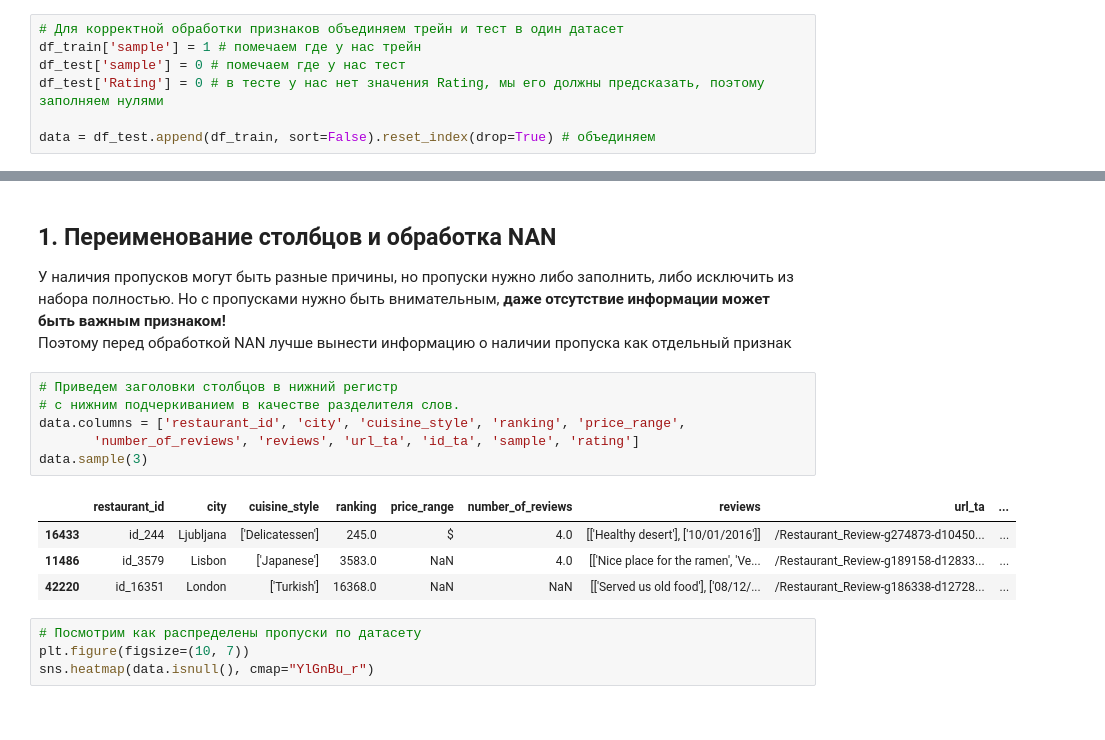
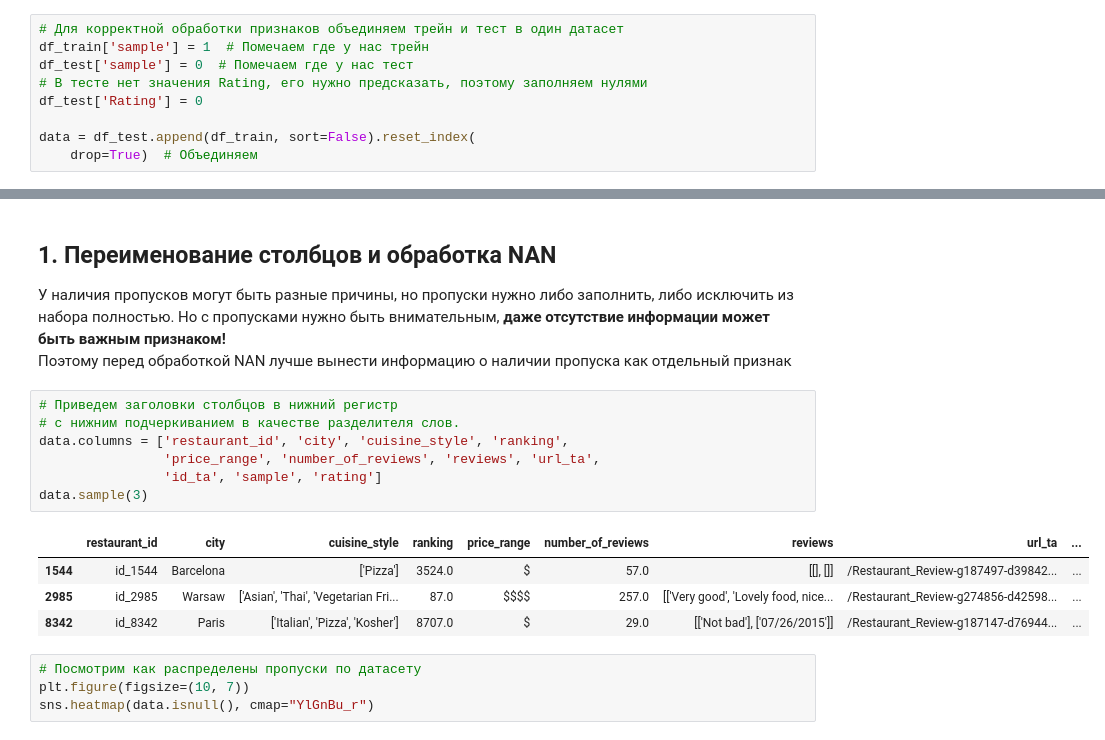
Before and after one commit to OtlichnoBy/General, a Jupyter notebook: module_3/exploratory_data_analysis_2.ipynb, the cells around one changed output, grey strips where cells are left out. Saved outputs shown, nothing was run; the diff lists cells and outputs as text.

```diff
--- a/module_3/exploratory_data_analysis_2.ipynb
+++ b/module_3/exploratory_data_analysis_2.ipynb
@@ -180,11 +172,13 @@ dtypes: float64(1), object(1)
 memory usage: 156.4+ KB
 # %%
 # Для корректной обработки признаков объединяем трейн и тест в один датасет
-df_train['sample'] = 1 # помечаем где у нас трейн
-df_test['sample'] = 0 # помечаем где у нас тест
-df_test['Rating'] = 0 # в тесте у нас нет значения Rating, мы его должны предсказать, поэтому заполняем нулями
+df_train['sample'] = 1  # Помечаем где у нас трейн
+df_test['sample'] = 0  # Помечаем где у нас тест
+# В тесте нет значения Rating, его нужно предсказать, поэтому заполняем нулями
+df_test['Rating'] = 0
 
-data = df_test.append(df_train, sort=False).reset_index(drop=True) # объединяем
+data = df_test.append(df_train, sort=False).reset_index(
+    drop=True)  # Объединяем
 # %%
 data.info()
 # %% [output]
@@ -229,14 +223,15 @@ data.Reviews[1]
 # %%
 # Приведем заголовки столбцов в нижний регистр
 # с нижним подчеркиванием в качестве разделителя слов.
-data.columns = ['restaurant_id', 'city', 'cuisine_style', 'ranking', 'price_range',
-       'number_of_reviews', 'reviews', 'url_ta', 'id_ta', 'sample', 'rating']
+data.columns = ['restaurant_id', 'city', 'cuisine_style', 'ranking',
+                'price_range', 'number_of_reviews', 'reviews', 'url_ta',
+                'id_ta', 'sample', 'rating']
 data.sample(3)
 # %% [output]
 |  | restaurant_id | city | cuisine_style | ranking | price_range | number_of_reviews | reviews | url_ta | ... |
-| 16433 | id_244 | Ljubljana | ['Delicatessen'] | 245.0 | $ | 4.0 | [['Healthy desert'], ['10/01/2016']] | /Restaurant_Review-g274873-d10450... | ... |
-| 11486 | id_3579 | Lisbon | ['Japanese'] | 3583.0 | NaN | 4.0 | [['Nice place for the ramen', 'Ve... | /Restaurant_Review-g189158-d12833... | ... |
-| 42220 | id_16351 | London | ['Turkish'] | 16368.0 | NaN | NaN | [['Served us old food'], ['08/12/... | /Restaurant_Review-g186338-d12728... | ... |
+| 1544 | id_1544 | Barcelona | ['Pizza'] | 3524.0 | $ | 57.0 | [[], []] | /Restaurant_Review-g187497-d39842... | ... |
+| 2985 | id_2985 | Warsaw | ['Asian', 'Thai', 'Vegetarian Fri... | 87.0 | $$$$ | 257.0 | [['Very good', 'Lovely food, nice... | /Restaurant_Review-g274856-d42598... | ... |
+| 8342 | id_8342 | Paris | ['Italian', 'Pizza', 'Kosher'] | 8707.0 | $ | 29.0 | [['Not bad'], ['07/26/2015']] | /Restaurant_Review-g187147-d76944... | ... |
 # %%
 # Посмотрим как распределены пропуски по датасету
 plt.figure(figsize=(10, 7))
```
Also changed, not shown: parts of 18 cells of this notebook.
